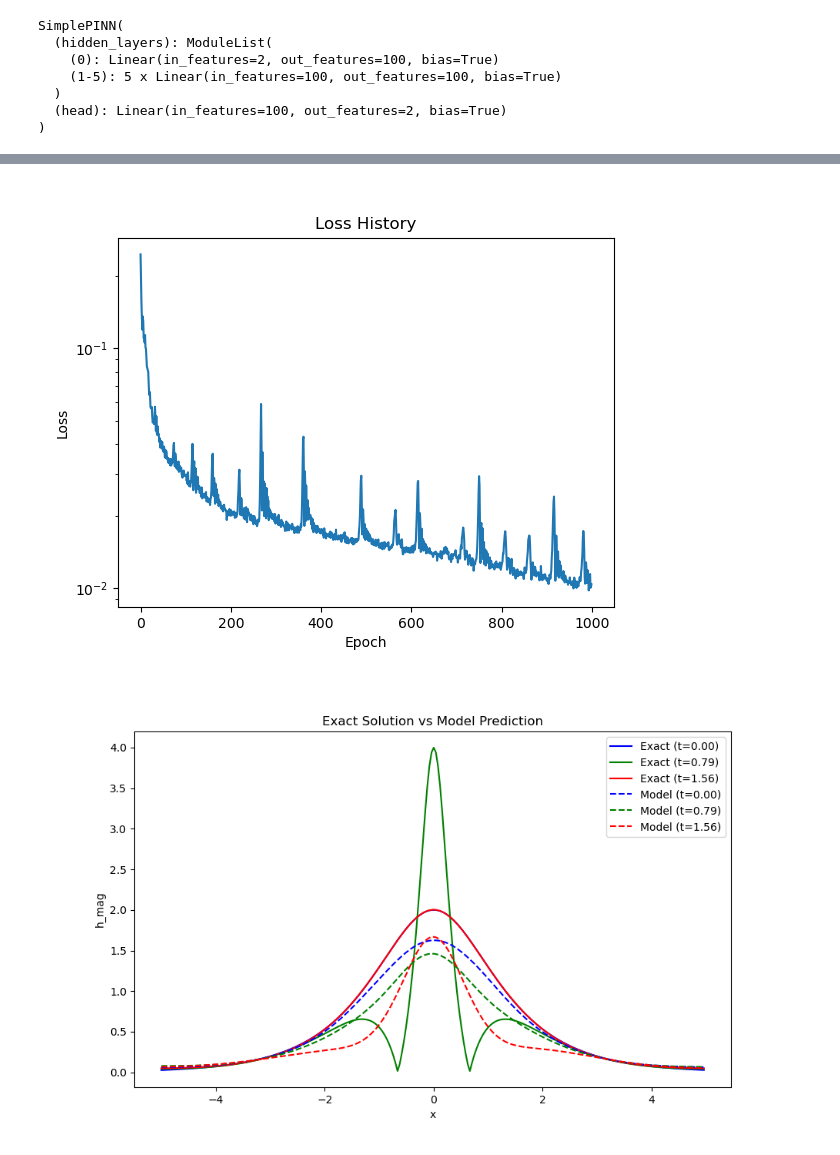
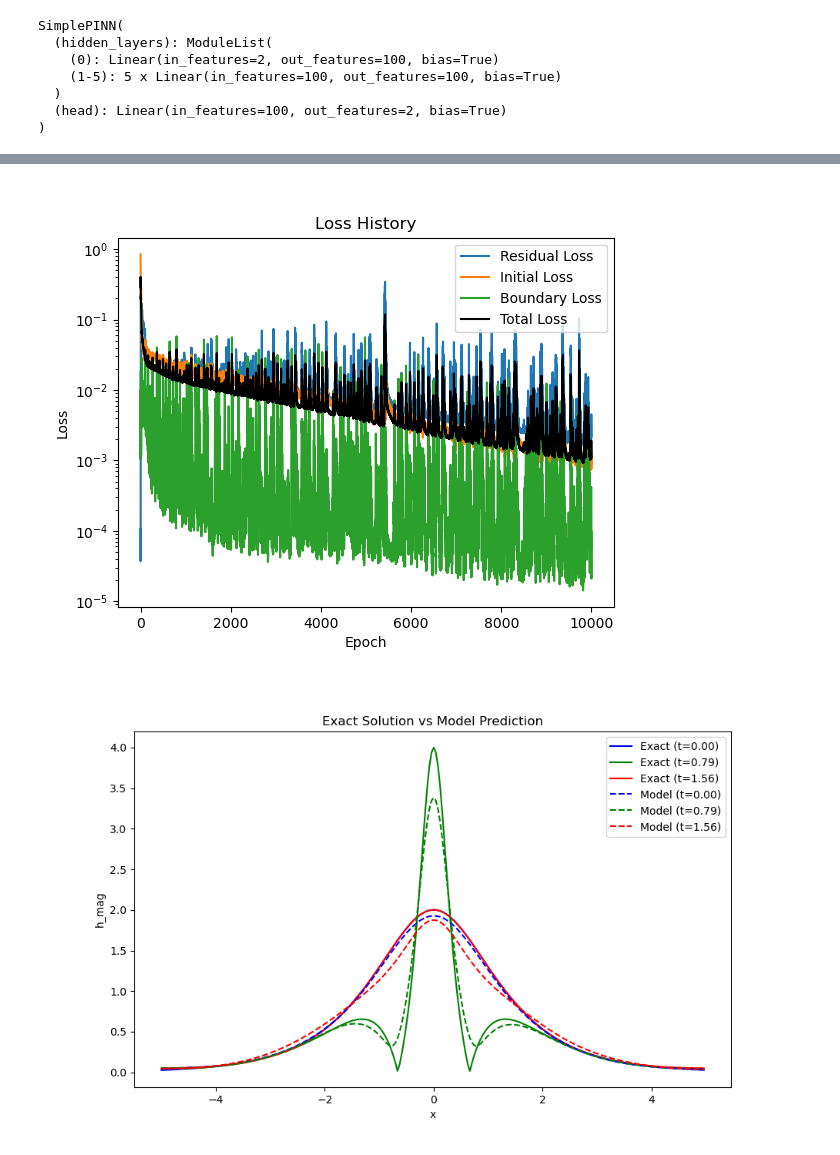
Before and after one commit to kinchb/pinn_experiments, a Jupyter notebook: schrodingers_test.ipynb, the cells around one changed output, grey strips where cells are left out. Drawn from its saved outputs; the diff is of its cells as text; code cells hidden in the pictures.

```diff
--- a/schrodingers_test.ipynb
+++ b/schrodingers_test.ipynb
@@ -127,7 +127,7 @@ def compute_loss(model, batch_size):
         + model.loss_weights[1] * init_loss
         + model.loss_weights[2] * bc_loss
     )
-    return loss, (residual_loss, init_loss, bc_loss)
+    return loss, torch.tensor([residual_loss, init_loss, bc_loss])
 # %%
 optimizer = optim.Adam(model.parameters(), lr=0.001)
 
@@ -143,8 +143,11 @@ for epoch in range(n_epochs):
     optimizer.zero_grad()
     total_loss.backward()
     optimizer.step()
-    # if epoch % 1000 == 0:
-    print(f"Epoch {epoch + 1} | Loss: {total_loss.item():.6f}")
+    # readjust the loss weights according to the current losses
+    if epoch % 100 == 0:
+        model.loss_weights = torch.softmax(losses, dim=0)
+    if epoch % 1000 == 0:
+        print(f"Epoch {epoch + 1} | Loss: {total_loss.item():.6f}")
     # print out individual components of the total loss
     print(
         f"Losses: residual = {losses[0].item():.6f}, initial = {losses[1].item():.6f}, boundary = {losses[2].item():.6f}"
@@ -162,13 +181,17 @@ NameError: name 'loss' is not defined
 # %%
 plt.figure()
-plt.plot(loss_history)
+plt.plot(residual_loss_history, label="Residual Loss")
+plt.plot(initial_loss_history, label="Initial Loss")
+plt.plot(boundary_loss_history, label="Boundary Loss")
+plt.plot(total_loss_history, label="Total Loss", color="black")
 plt.xlabel("Epoch")
 plt.ylabel("Loss")
 plt.title("Loss History")
+plt.legend()
 plt.semilogy()
 plt.show()
 # %% [output]
-[figure, old version]
+[figure, new version]
 # %%
 # load the exact solution for comparison
 data = scipy.io.loadmat("../PINNs/main/Data/NLS.mat")
@@ -216,4 +239,4 @@ plt.title("Exact Solution vs Model Prediction")
 plt.legend()
 plt.show()
 # %% [output]
-[figure, old version]
+[figure, new version]
```
Also changed, not shown: parts of 2 cells of this notebook, 1 other file.
